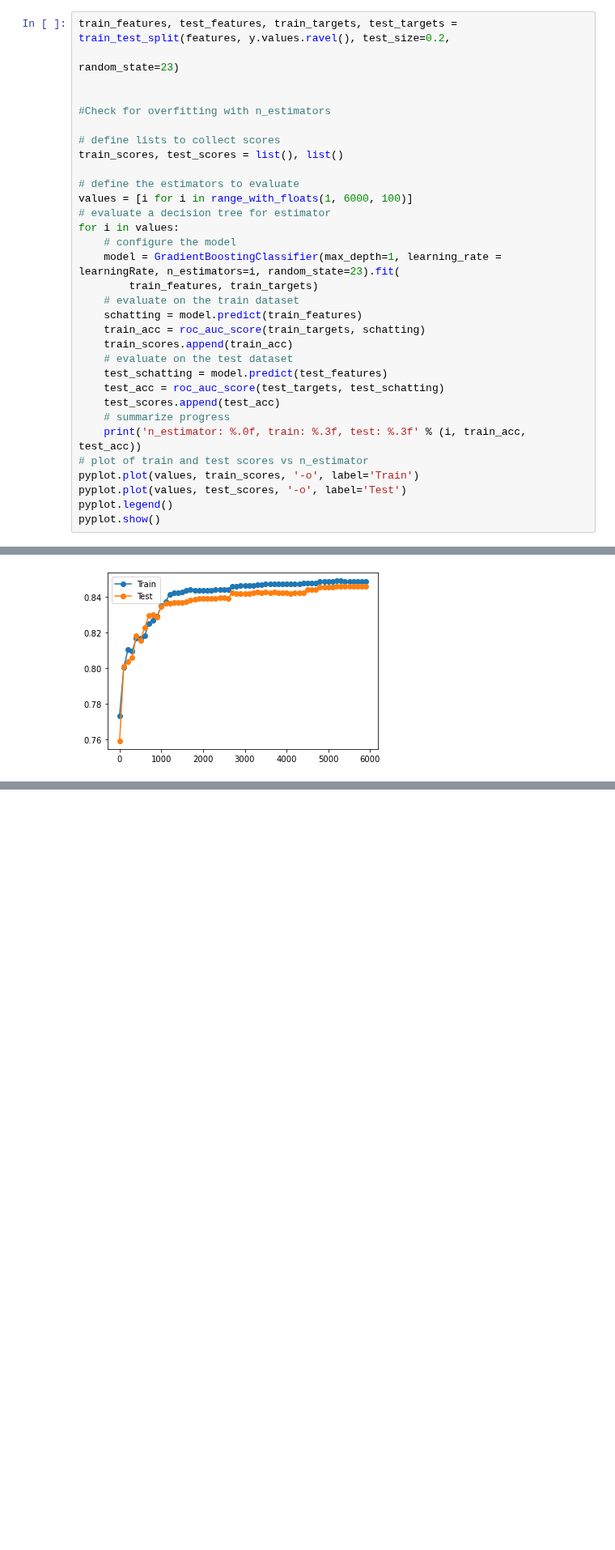
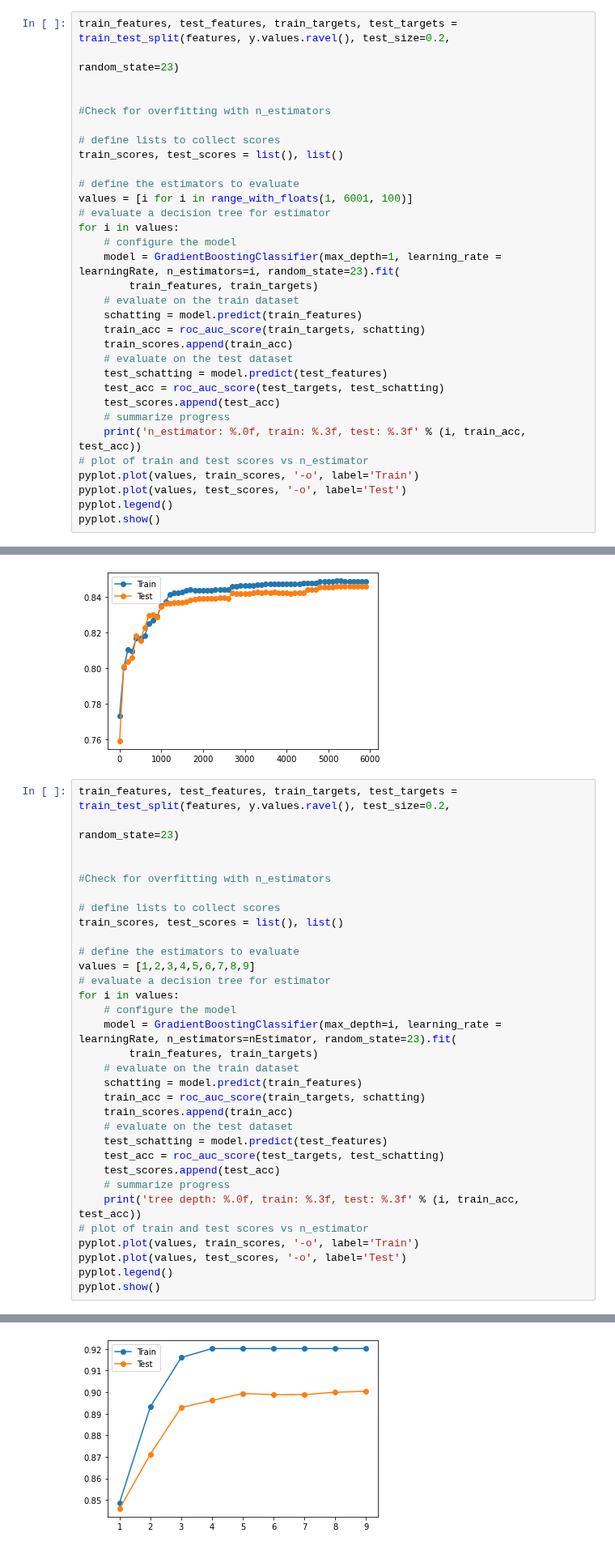
Before and after one commit to aojudo/seminar-marketing, a Jupyter notebook: boostedTreesTest.ipynb, the cells around one changed output, grey strips where cells are left out. Shown at 81% size. Cells and saved outputs as stored; diff of their text form; blank space fills up the shorter version.

```diff
--- a/boostedTreesTest.ipynb
+++ b/boostedTreesTest.ipynb
@@ -213,7 +208,7 @@ train_features, test_features, train_targets, test_targets = train_test_split(fe
 train_scores, test_scores = list(), list()
 
 # define the estimators to evaluate
-values = [i for i in range_with_floats(1, 6000, 100)]
+values = [i for i in range_with_floats(1, 6001, 100)]
 # evaluate a decision tree for estimator
 for i in values:
     # configure the model
@@ -253,3 +248,36 @@ n_estimator: 5701, train: 0.849, test: 0.846
 n_estimator: 5801, train: 0.849, test: 0.846
 n_estimator: 5901, train: 0.849, test: 0.846
 [figure]
+# %%
+train_features, test_features, train_targets, test_targets = train_test_split(features, y.values.ravel(), test_size=0.2,
+                                                                                  random_state=23)
+
+
+#Check for overfitting with n_estimators
+
+# define lists to collect scores
+train_scores, test_scores = list(), list()
+
+# define the estimators to evaluate
+values = [1,2,3,4,5,6,7,8,9]
+# evaluate a decision tree for estimator
+for i in values:
+    # configure the model
+    model = GradientBoostingClassifier(max_depth=i, learning_rate = learningRate, n_estimators=nEstimator, random_state=23).fit(
+        train_features, train_targets)
+    # evaluate on the train dataset
+    schatting = model.predict(train_features)
+    train_acc = roc_auc_score(train_targets, schatting)
+    train_scores.append(train_acc)
+    # evaluate on the test dataset
+    test_schatting = model.predict(test_features)
+    test_acc = roc_auc_score(test_targets, test_schatting)
+    test_scores.append(test_acc)
+    # summarize progress
+    print('tree depth: %.0f, train: %.3f, test: %.3f' % (i, train_acc, test_acc))
+# plot of train and test scores vs n_estimator
+pyplot.plot(values, train_scores, '-o', label='Train')
+pyplot.plot(values, test_scores, '-o', label='Test')
+pyplot.legend()
+pyplot.show()
+# %% [output]
@@ -255,0 +293 @@ n_estimator: 5901, train: 0.849, test: 0.846
+[figure, added]
```
Also changed, not shown: parts of 4 cells of this notebook.
